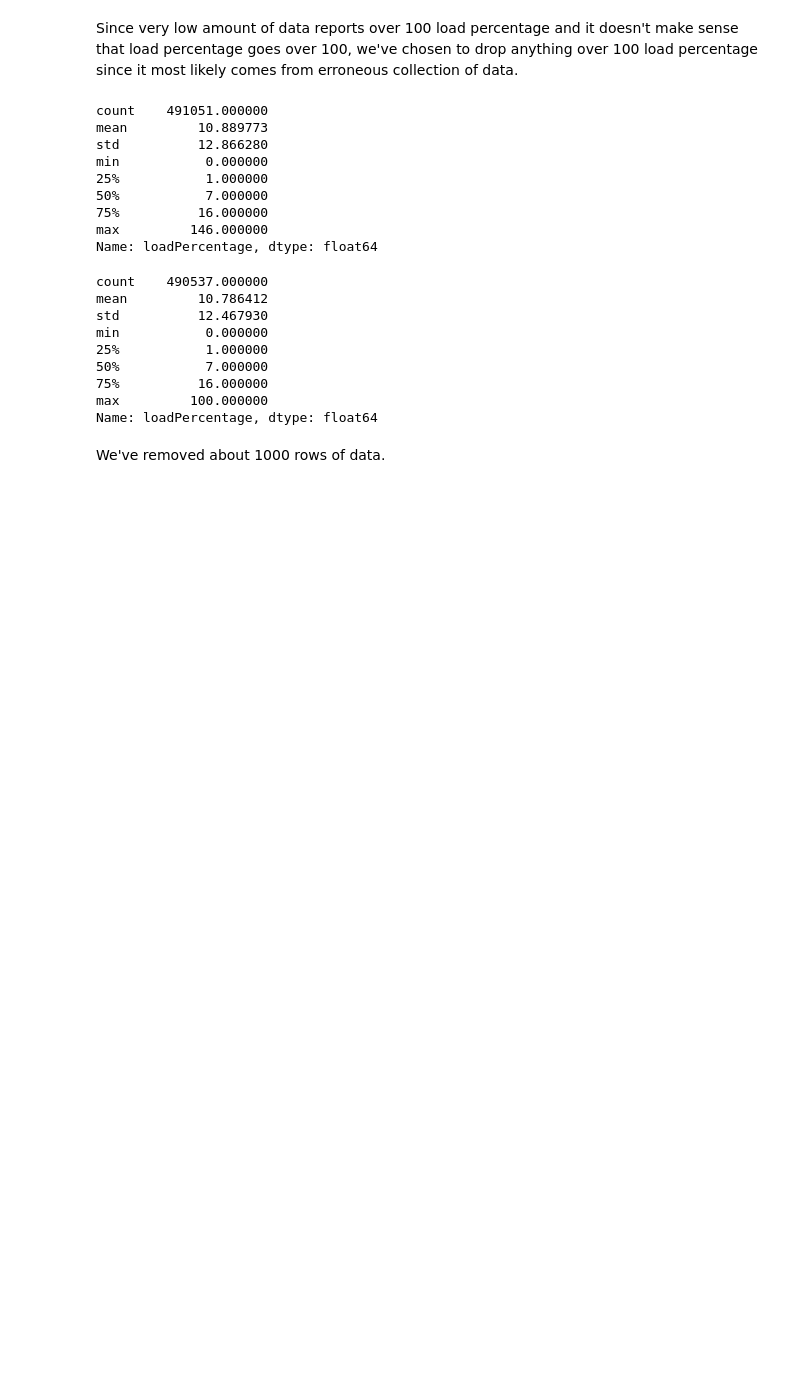
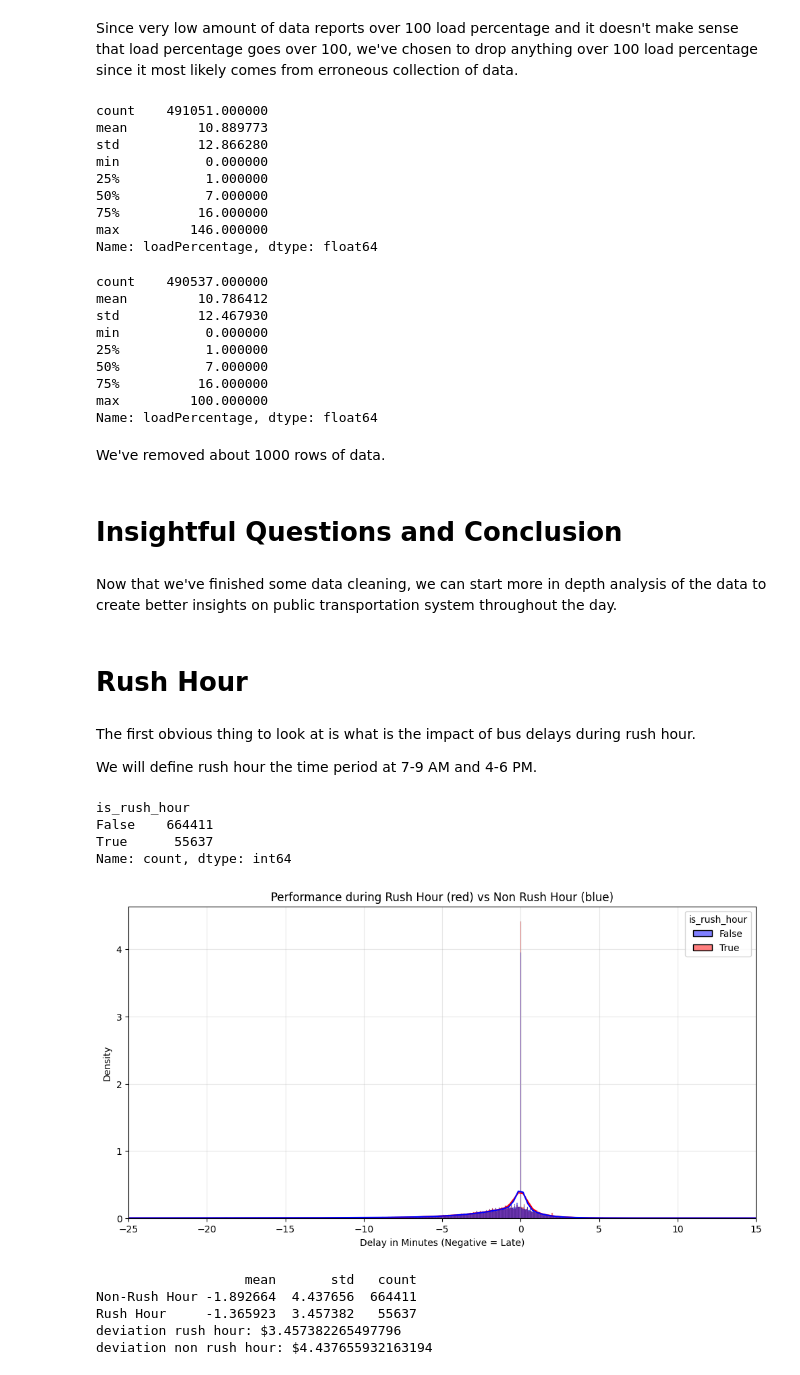
Before and after one commit to dvan2/trimet_data_project, a Jupyter notebook: notebooks/trimet.ipynb, the cells around one changed output. Drawn from its saved outputs; the diff is of its cells as text; code cells hidden in the pictures; blank space fills up the shorter version.

Commit message:
rushhour insights started

```diff
--- a/notebooks/trimet.ipynb
+++ b/notebooks/trimet.ipynb
@@ -407,10 +408,10 @@ After checking the outliers, we can see that only about 7100 rows out of 700,000
 
 We can apply the cut off and let's see how it impacts our data.
 # %%
-df_filtered = df_clean[(df_clean['delay_minutes'] >= -cutoff_delay) & (df_clean['delay_minutes'] <= cutoff_delay)]
+df_filtered = df_filtered[(df_filtered['delay_minutes'] >= -cutoff_delay) & (df_filtered['delay_minutes'] <= cutoff_delay)]
 
 print("Before cleaning delays")
-print(df_clean['delay_minutes'].describe())
+print(df_filtered['delay_minutes'].describe())
 # %% [output]
 Before cleaning delays
 count    727199.000000
@@ -508,9 +509,9 @@ This graph does really tell a lot about the load percentage for this specific ve
 # %% [markdown]
 Since very low amount of data reports over 100 load percentage and it doesn't make sense that load percentage goes over 100, we've chosen to drop anything over 100 load percentage since it most likely comes from erroneous collection of data.
 # %%
-print(df_clean['loadPercentage'].describe())
-df_clean = df_clean[df_clean['loadPercentage'] <= 100]
-df_clean['loadPercentage'].describe()
+print(df_filtered['loadPercentage'].describe())
+df_filtered = df_filtered[df_filtered['loadPercentage'] <= 100]
+df_filtered['loadPercentage'].describe()
 # %% [output]
 count    491051.000000
 mean         10.889773
@@ -532,3 +533,63 @@ max         100.000000
 Name: loadPercentage, dtype: float64
 # %% [markdown]
 We've removed about 1000 rows of data.
+# %% [markdown]
+# Insightful Questions and Conclusion
+# %% [markdown]
+Now that we've finished some data cleaning, we can start more in depth analysis of the data to create better insights on public transportation system throughout the day.
+# %% [markdown]
+# Rush Hour
+# %% [markdown]
+The first obvious thing to look at is what is the impact of bus delays during rush hour.
+
+We will define rush hour the time period at 7-9 AM and 4-6 PM.
+# %%
+weekday = df_filtered['day'] == 'Monday'
+
+morning_rush = (df_filtered['hour'] >= 7) & (df_filtered['hour'] <9)
+evening_rush = (df_filtered['hour'] >= 16) & (df_filtered['hour'] <18)
+
+df_filtered['is_rush_hour'] = weekday & (morning_rush | evening_rush)
+
+df_filtered['is_rush_hour'].value_counts()
+# %% [output]
+is_rush_hour
+False    664411
+True      55637
+Name: count, dtype: int64
+# %%
+plt.figure(figsize= (12,6))
+
+sns.histplot(
+    data=df_filtered,
+    x='delay_minutes',
+    hue='is_rush_hour',
+    stat='density',
+    common_norm=False,
+    kde=True,
+    binrange=(-20,10),
+    palette={True: 'red', False: 'blue'}
+)
+
+plt.title("Performance during Rush Hour (red) vs Non Rush Hour (blue)")
+plt.xlabel('Delay in Minutes (Negative = Late)')
+plt.xlim(-25,15)
+plt.grid(True, alpha = 0.3)
+# %% [output]
+[figure, added]
+# %%
+rush_hour_stats = df_filtered.groupby('is_rush_hour')['delay_minutes'].agg(['mean', 'std', 'count'])
+rush_hour_stats.index = ['Non-Rush Hour', 'Rush Hour']
+
+print(rush_hour_stats)
+
+std_dev_rush_hour = rush_hour_stats.loc['Rush Hour', 'std']
+std_dev_non_rush_hour = rush_hour_stats.loc['Non-Rush Hour', 'std']
+print(f'deviation rush hour: ${std_dev_rush_hour}')
+print(f'deviation non rush hour: ${std_dev_non_rush_hour}')
+# %% [output]
+                   mean       std   count
+Non-Rush Hour -1.892664  4.437656  664411
+Rush Hour     -1.365923  3.457382   55637
+deviation rush hour: $3.457382265497796
+deviation non rush hour: $4.437655932163194
```
Also changed, not shown: parts of 8 cells of this notebook, 1 other file.
